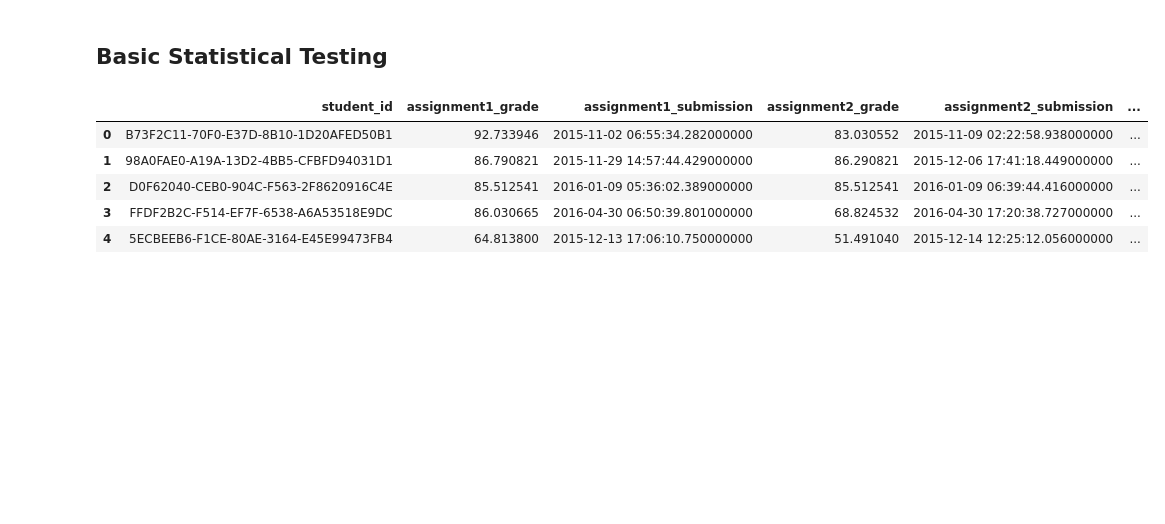
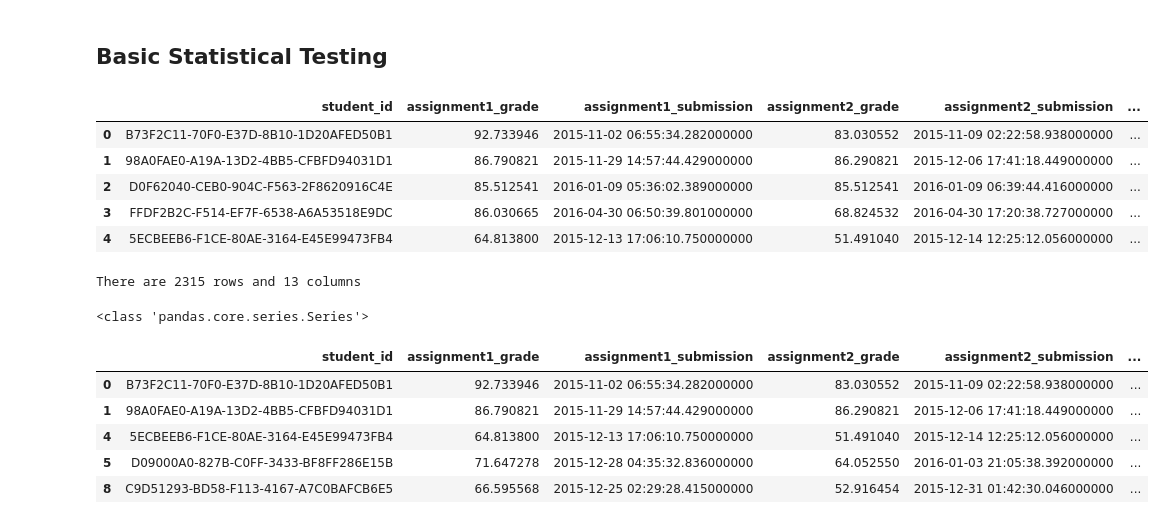
Before and after one commit to irinavalenzuela/Applied-Data-Science-Python, a Jupyter notebook: Week4_Data_manipulation.ipynb, the cells around one changed output. Cells and saved outputs as stored; diff of their text form; code cells hidden in the pictures; blank space fills up the shorter version.

```diff
--- a/Week4_Data_manipulation.ipynb
+++ b/Week4_Data_manipulation.ipynb
@@ -42,7 +42,24 @@ df.head()
 # %%
 # If we take a look at the data frame inside, we see we have six different assignments. Lets look at some
 # summary statistics for this DataFrame
+print("There are {} rows and {} columns".format(df.shape[0], df.shape[1]))
+# %% [output]
+There are 2315 rows and 13 columns
 # %%
 # For the purpose of this lecture, let's segment this population into two pieces. Let's say those who finish
 # the first assignment by the end of December 2015, we'll call them early finishers, and those who finish it
 # sometime after that, we'll call them late finishers.
+
+early_finishers=df[pd.to_datetime(df['assignment1_submission'])<'2016']
+
+print(type(early_finishers['assignment1_submission']))
+
+early_finishers.head()
+# %% [output]
+<class 'pandas.core.series.Series'>
+|  | student_id | assignment1_grade | assignment1_submission | assignment2_grade | assignment2_submission | ... |
+| 0 | B73F2C11-70F0-E37D-8B10-1D20AFED50B1 | 92.733946 | 2015-11-02 06:55:34.282000000 | 83.030552 | 2015-11-09 02:22:58.938000000 | ... |
+| 1 | 98A0FAE0-A19A-13D2-4BB5-CFBFD94031D1 | 86.790821 | 2015-11-29 14:57:44.429000000 | 86.290821 | 2015-12-06 17:41:18.449000000 | ... |
+| 4 | 5ECBEEB6-F1CE-80AE-3164-E45E99473FB4 | 64.813800 | 2015-12-13 17:06:10.750000000 | 51.491040 | 2015-12-14 12:25:12.056000000 | ... |
+| 5 | D09000A0-827B-C0FF-3433-BF8FF286E15B | 71.647278 | 2015-12-28 04:35:32.836000000 | 64.052550 | 2016-01-03 21:05:38.392000000 | ... |
+| 8 | C9D51293-BD58-F113-4167-A7C0BAFCB6E5 | 66.595568 | 2015-12-25 02:29:28.415000000 | 52.916454 | 2015-12-31 01:42:30.046000000 | ... |
```
Also changed, not shown: parts of 5 cells of this notebook.
